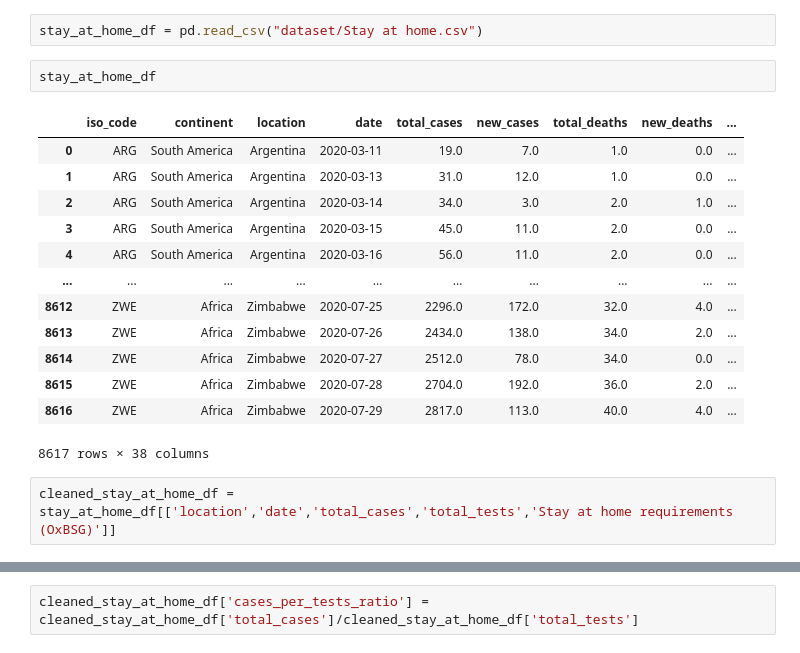
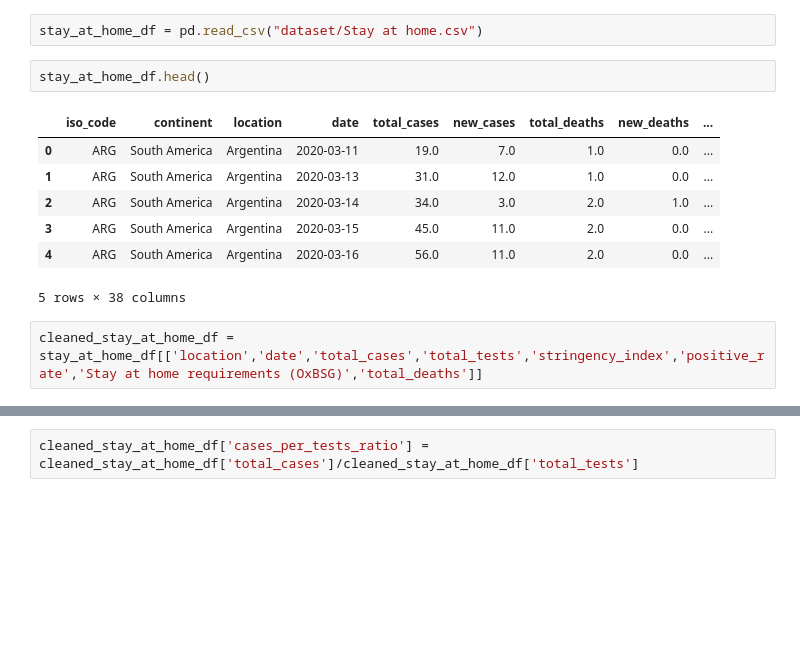
Before and after one commit to felzek/covid-project, a Jupyter notebook: COVID-19_Stay_at_home.ipynb, the cells around one changed output, grey strips where cells are left out. Cells and saved outputs as stored; diff of their text form; blank space fills up the shorter version.

```diff
--- a/COVID-19_Stay_at_home.ipynb
+++ b/COVID-19_Stay_at_home.ipynb
@@ -11,23 +11,17 @@ from sklearn import metrics
 # %%
 stay_at_home_df = pd.read_csv("dataset/Stay at home.csv")
 # %%
-stay_at_home_df
+stay_at_home_df.head()
 # %% [output]
 |  | iso_code | continent | location | date | total_cases | new_cases | total_deaths | new_deaths | ... |
 | 0 | ARG | South America | Argentina | 2020-03-11 | 19.0 | 7.0 | 1.0 | 0.0 | ... |
 | 1 | ARG | South America | Argentina | 2020-03-13 | 31.0 | 12.0 | 1.0 | 0.0 | ... |
 | 2 | ARG | South America | Argentina | 2020-03-14 | 34.0 | 3.0 | 2.0 | 1.0 | ... |
 | 3 | ARG | South America | Argentina | 2020-03-15 | 45.0 | 11.0 | 2.0 | 0.0 | ... |
 | 4 | ARG | South America | Argentina | 2020-03-16 | 56.0 | 11.0 | 2.0 | 0.0 | ... |
-| ... | ... | ... | ... | ... | ... | ... | ... | ... | ... |
-| 8612 | ZWE | Africa | Zimbabwe | 2020-07-25 | 2296.0 | 172.0 | 32.0 | 4.0 | ... |
-| 8613 | ZWE | Africa | Zimbabwe | 2020-07-26 | 2434.0 | 138.0 | 34.0 | 2.0 | ... |
-| 8614 | ZWE | Africa | Zimbabwe | 2020-07-27 | 2512.0 | 78.0 | 34.0 | 0.0 | ... |
-| 8615 | ZWE | Africa | Zimbabwe | 2020-07-28 | 2704.0 | 192.0 | 36.0 | 2.0 | ... |
-| 8616 | ZWE | Africa | Zimbabwe | 2020-07-29 | 2817.0 | 113.0 | 40.0 | 4.0 | ... |
-8617 rows × 38 columns
+5 rows × 38 columns
 # %%
-cleaned_stay_at_home_df = stay_at_home_df[['location','date','total_cases','total_tests','Stay at home requirements (OxBSG)']]
+cleaned_stay_at_home_df = stay_at_home_df[['location','date','total_cases','total_tests','stringency_index','positive_rate','Stay at home requirements (OxBSG)','total_deaths']]
 # %%
 cleaned_stay_at_home_df
 # %% [output]
```
Also changed, not shown: parts of 19 cells of this notebook.
